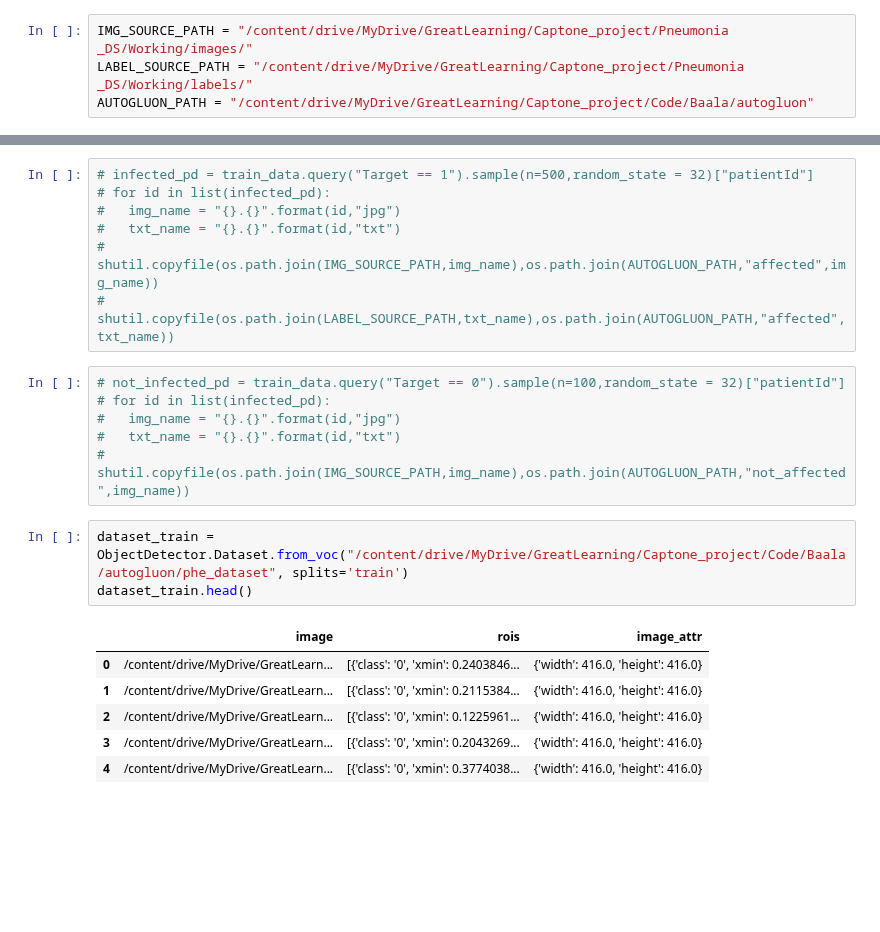
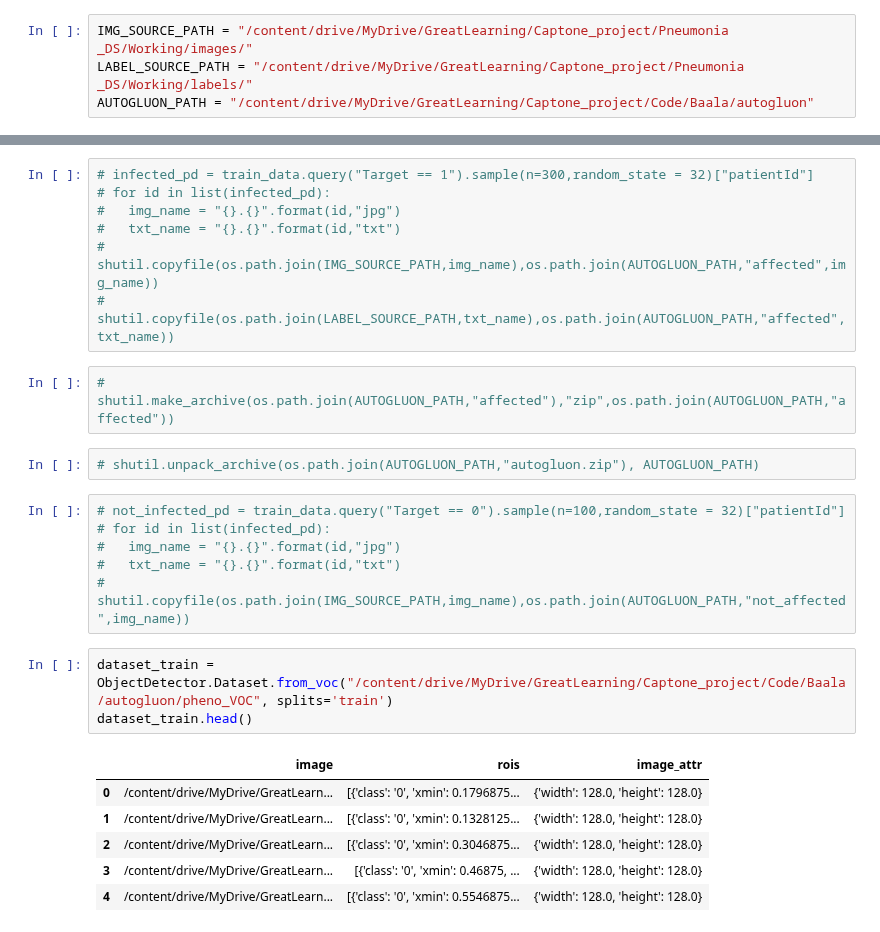
Before and after one commit to baalasangar/MLAI, a Jupyter notebook: 13_Capstone/ObjectDetection_autogluon_v1.ipynb, the cells around one changed output, grey strips where cells are left out. Drawn from its saved outputs; the diff is of its cells as text; blank space fills up the shorter version.

```diff
--- a/13_Capstone/ObjectDetection_autogluon_v1.ipynb
+++ b/13_Capstone/ObjectDetection_autogluon_v1.ipynb
@@ -75,12 +75,16 @@ train_data.head()
 | 3 | 3 | 003d8fa0-6bf1-40ed-b54c-ac657f8495c5 | NaN | NaN | NaN | NaN | 0 | Normal | /content/drive/MyDrive/GreatLearn... | Train | ... |
 | 4 | 4 | 00436515-870c-4b36-a041-de91049b9ab4 | 264.0 | 152.0 | 213.0 | 379.0 | 1 | Lung Opacity | /content/drive/MyDrive/GreatLearn... | Train | ... |
 # %%
-# infected_pd = train_data.query("Target == 1").sample(n=500,random_state = 32)["patientId"]
+# infected_pd = train_data.query("Target == 1").sample(n=300,random_state = 32)["patientId"]
 # for id in list(infected_pd):
 #   img_name = "{}.{}".format(id,"jpg")
 #   txt_name = "{}.{}".format(id,"txt")
 #   shutil.copyfile(os.path.join(IMG_SOURCE_PATH,img_name),os.path.join(AUTOGLUON_PATH,"affected",img_name))
 #   shutil.copyfile(os.path.join(LABEL_SOURCE_PATH,txt_name),os.path.join(AUTOGLUON_PATH,"affected",txt_name))
+# %%
+# shutil.make_archive(os.path.join(AUTOGLUON_PATH,"affected"),"zip",os.path.join(AUTOGLUON_PATH,"affected"))
+# %%
+# shutil.unpack_archive(os.path.join(AUTOGLUON_PATH,"autogluon.zip"), AUTOGLUON_PATH)
 # %%
 # not_infected_pd = train_data.query("Target == 0").sample(n=100,random_state = 32)["patientId"]
 # for id in list(infected_pd):
@@ -88,12 +92,12 @@ train_data.head()
 #   txt_name = "{}.{}".format(id,"txt")
 #   shutil.copyfile(os.path.join(IMG_SOURCE_PATH,img_name),os.path.join(AUTOGLUON_PATH,"not_affected",img_name))
 # %%
-dataset_train = ObjectDetector.Dataset.from_voc("/content/drive/MyDrive/GreatLearning/Captone_project/Code/Baala/autogluon/phe_dataset", splits='train')
+dataset_train = ObjectDetector.Dataset.from_voc("/content/drive/MyDrive/GreatLearning/Captone_project/Code/Baala/autogluon/pheno_VOC", splits='train')
 dataset_train.head()
 # %% [output]
 |  | image | rois | image_attr |
-| 0 | /content/drive/MyDrive/GreatLearn... | [{'class': '0', 'xmin': 0.2403846... | {'width': 416.0, 'height': 416.0} |
-| 1 | /content/drive/MyDrive/GreatLearn... | [{'class': '0', 'xmin': 0.2115384... | {'width': 416.0, 'height': 416.0} |
-| 2 | /content/drive/MyDrive/GreatLearn... | [{'class': '0', 'xmin': 0.1225961... | {'width': 416.0, 'height': 416.0} |
-| 3 | /content/drive/MyDrive/GreatLearn... | [{'class': '0', 'xmin': 0.2043269... | {'width': 416.0, 'height': 416.0} |
-| 4 | /content/drive/MyDrive/GreatLearn... | [{'class': '0', 'xmin': 0.3774038... | {'width': 416.0, 'height': 416.0} |
+| 0 | /content/drive/MyDrive/GreatLearn... | [{'class': '0', 'xmin': 0.1796875... | {'width': 128.0, 'height': 128.0} |
+| 1 | /content/drive/MyDrive/GreatLearn... | [{'class': '0', 'xmin': 0.1328125... | {'width': 128.0, 'height': 128.0} |
+| 2 | /content/drive/MyDrive/GreatLearn... | [{'class': '0', 'xmin': 0.3046875... | {'width': 128.0, 'height': 128.0} |
+| 3 | /content/drive/MyDrive/GreatLearn... | [{'class': '0', 'xmin': 0.46875, ... | {'width': 128.0, 'height': 128.0} |
+| 4 | /content/drive/MyDrive/GreatLearn... | [{'class': '0', 'xmin': 0.5546875... | {'width': 128.0, 'height': 128.0} |
```
Also changed, not shown: parts of 6 cells of this notebook.
